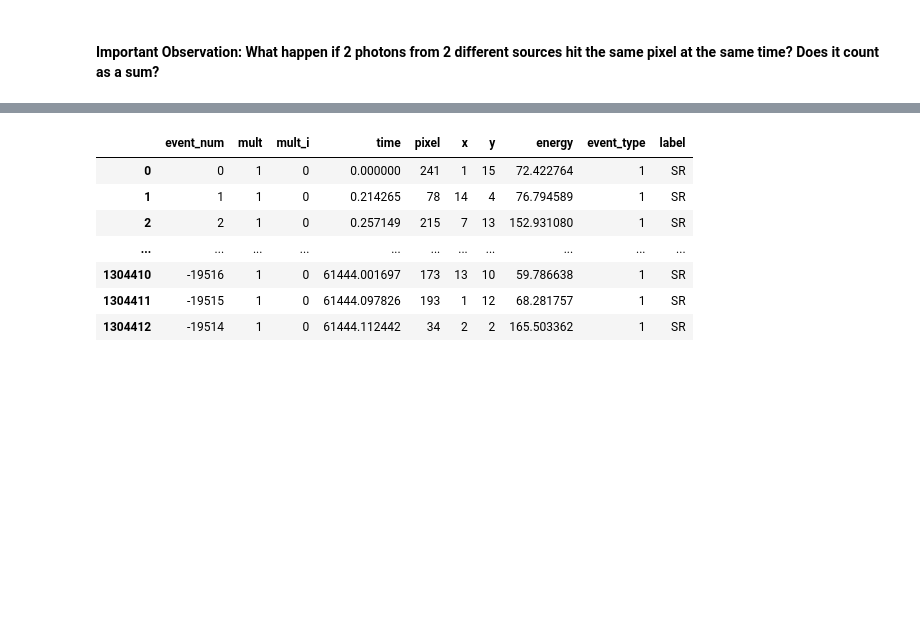
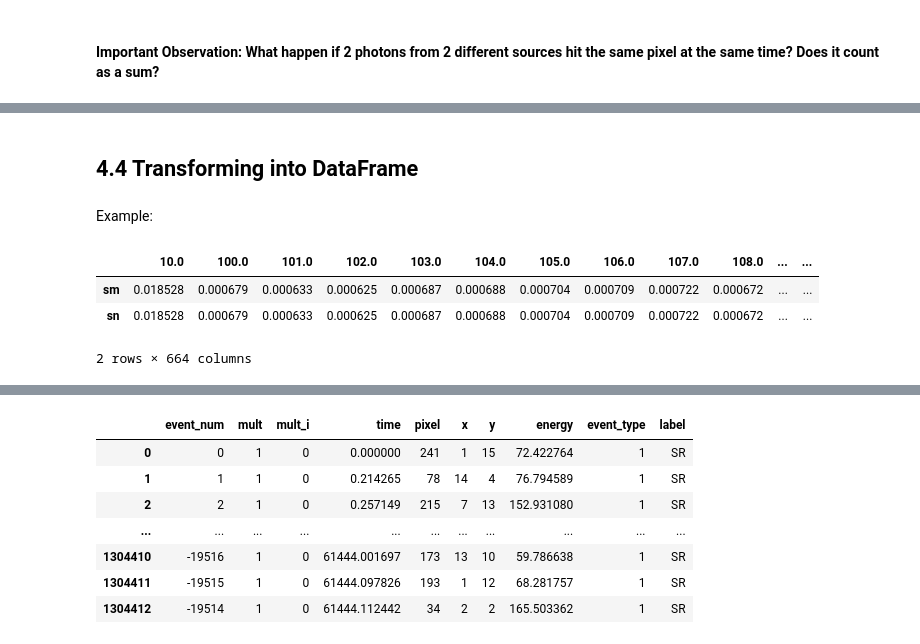
Before and after one commit to FelipeMFO/phd-data-wrangling, a Jupyter notebook: notebooks/eda.ipynb, the cells around one changed output, grey strips where cells are left out. Saved outputs shown, nothing was run; the diff lists cells and outputs as text; code cells hidden in the pictures; blank space fills up the shorter version.

```diff
--- a/notebooks/eda.ipynb
+++ b/notebooks/eda.ipynb
@@ -250,0 +191,10 @@ Wall time: 30.8 ms
+# %%
+%%time
+elem1 = "ba"
+elem2 = "cs"
+percentages = feng.count_bins_percentage(
+    feng.mix_numpy_arrays_comp_list(
+        tuple_arrays=(energies[elem1], energies[elem2]),
+        tuple_amounts=(HALF_OUTPUT_SIZE, HALF_OUTPUT_SIZE)
+    ).round().astype(str)
+)
@@ -250,0 +257,16 @@ Wall time: 30.8 ms
+# %% [markdown]
+## 4.4 Transforming into DataFrame
+# %% [markdown]
+Example:
+# %%
+pd.DataFrame.from_dict(
+    {
+    "sm":percentages,
+    "sn":percentages
+    }, orient='index'
+)
+# %% [output]
+|  | 10.0 | 100.0 | 101.0 | 102.0 | 103.0 | 104.0 | 105.0 | 106.0 | 107.0 | 108.0 | ... | ... |
+| sm | 0.018528 | 0.000679 | 0.000633 | 0.000625 | 0.000687 | 0.000688 | 0.000704 | 0.000709 | 0.000722 | 0.000672 | ... | ... |
+| sn | 0.018528 | 0.000679 | 0.000633 | 0.000625 | 0.000687 | 0.000688 | 0.000704 | 0.000709 | 0.000722 | 0.000672 | ... | ... |
+2 rows × 664 columns
```
Also changed, not shown: parts of 48 cells of this notebook, 3 other files.
